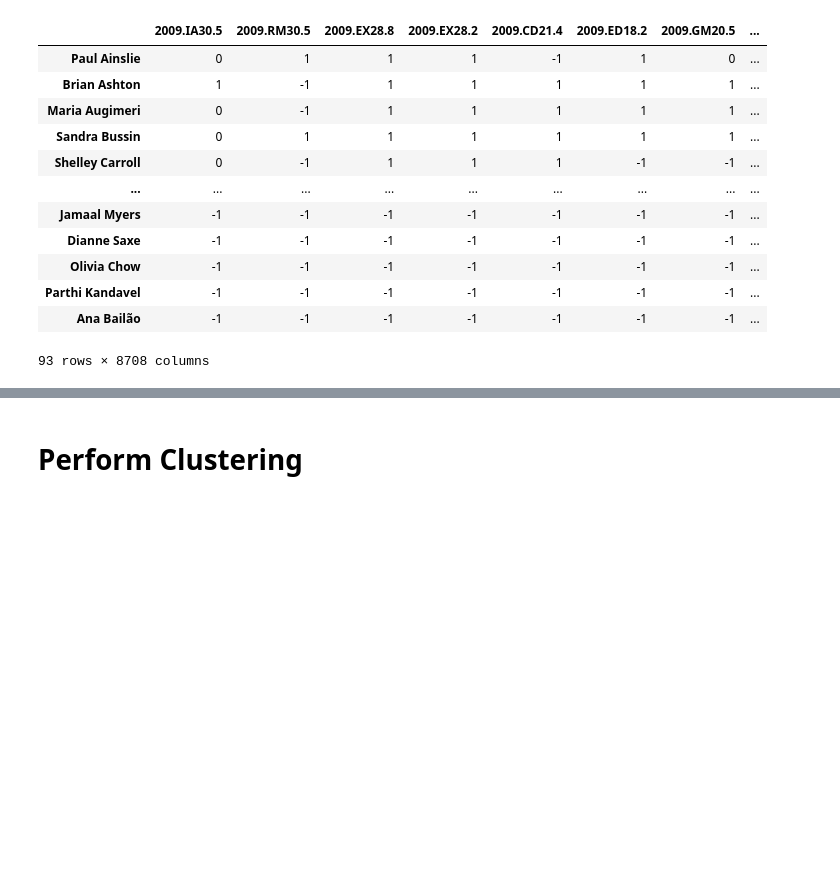
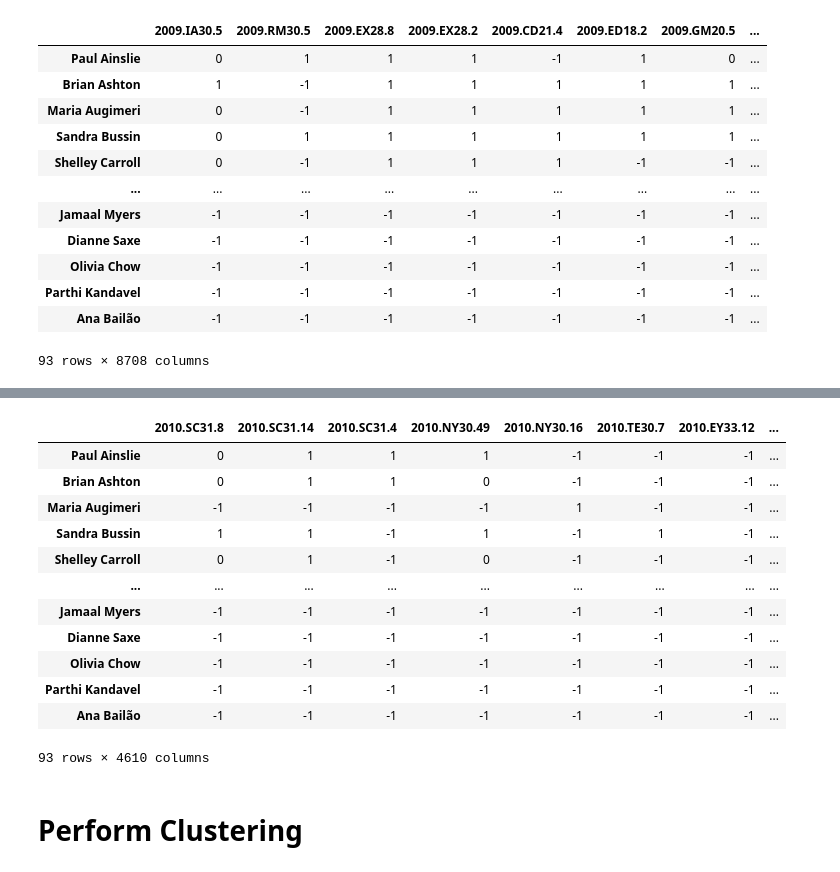
Before and after one commit to Khasir/toronto-city-council-clustering, a Jupyter notebook: notebooks/cluster_councillors.ipynb, the cells around one changed output, grey strips where cells are left out. Cells and saved outputs as stored; diff of their text form; code cells hidden in the pictures; blank space fills up the shorter version.

```diff
--- a/notebooks/cluster_councillors.ipynb
+++ b/notebooks/cluster_councillors.ipynb
@@ -219,3 +219,13 @@ councillor_df
 93 rows × 8708 columns
 # %%
 councillor_df.to_csv('output/raw_councillor_df.csv')
+# %%
+# Limit to min and max years
+min_year = 2010
+max_year = 2015
+
+columns_to_drop = []
+for column in councillor_df:
+    year = int(column[:4])  # The year is encoded in the agenda item name
+    if not (min_year <= year <= max_year):
+        columns_to_drop.append(column)
@@ -222,3 +252,20 @@ councillor_df.to_csv('output/raw_councillor_df.csv')
+# %%
+councillor_votes_filtered_years_df = councillor_df.drop(columns=columns_to_drop)
+councillor_votes_filtered_years_df
+# %% [output]
+|  | 2010.SC31.8 | 2010.SC31.14 | 2010.SC31.4 | 2010.NY30.49 | 2010.NY30.16 | 2010.TE30.7 | 2010.EY33.12 | ... |
+| Paul Ainslie | 0 | 1 | 1 | 1 | -1 | -1 | -1 | ... |
+| Brian Ashton | 0 | 1 | 1 | 0 | -1 | -1 | -1 | ... |
+| Maria Augimeri | -1 | -1 | -1 | -1 | 1 | -1 | -1 | ... |
+| Sandra Bussin | 1 | 1 | -1 | 1 | -1 | 1 | -1 | ... |
+| Shelley Carroll | 0 | 1 | -1 | 0 | -1 | -1 | -1 | ... |
+| ... | ... | ... | ... | ... | ... | ... | ... | ... |
+| Jamaal Myers | -1 | -1 | -1 | -1 | -1 | -1 | -1 | ... |
+| Dianne Saxe | -1 | -1 | -1 | -1 | -1 | -1 | -1 | ... |
+| Olivia Chow | -1 | -1 | -1 | -1 | -1 | -1 | -1 | ... |
+| Parthi Kandavel | -1 | -1 | -1 | -1 | -1 | -1 | -1 | ... |
+| Ana Bailão | -1 | -1 | -1 | -1 | -1 | -1 | -1 | ... |
+93 rows × 4610 columns
 # %% [markdown]
 # Perform Clustering
 # %% [markdown]
```
Also changed, not shown: parts of 2 cells of this notebook, 6 other files.
